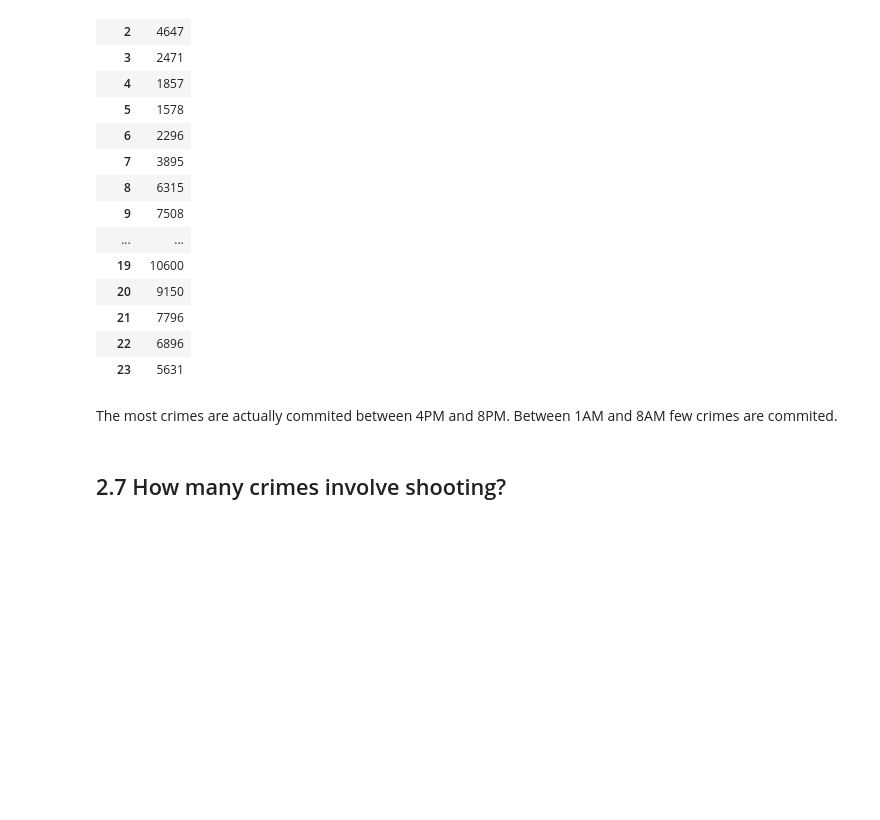
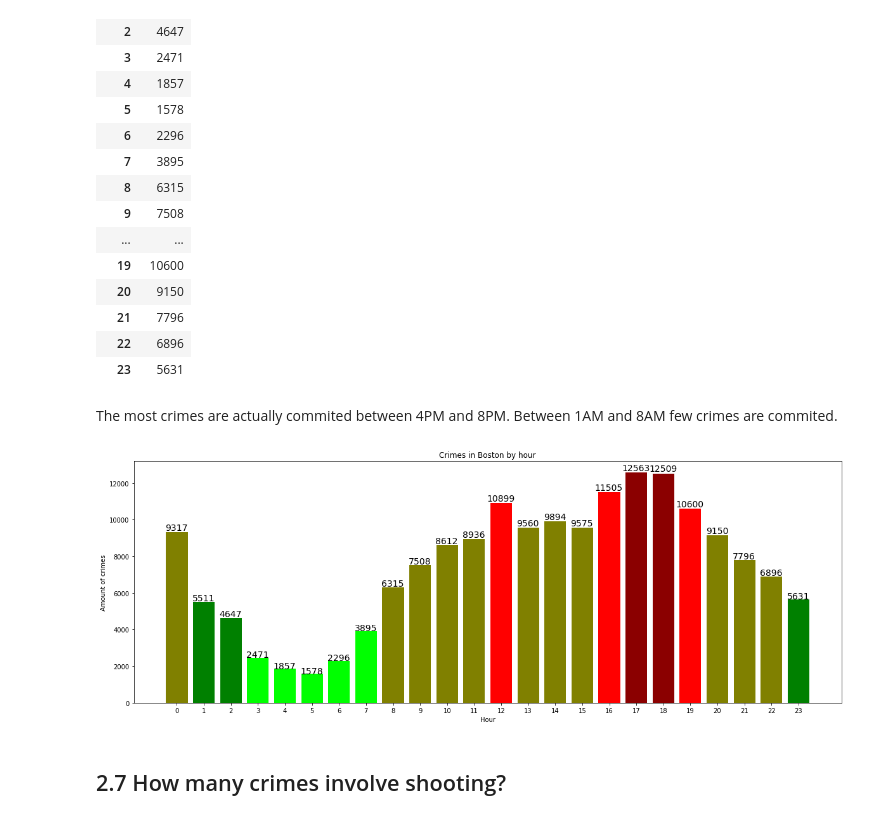
Before and after one commit to iajoiner/boston-crime, a Jupyter notebook: Boston Crime.ipynb, the cells around one changed output. Saved outputs shown, nothing was run; the diff lists cells and outputs as text; code cells hidden in the pictures; blank space fills up the shorter version.

```diff
--- a/Boston Crime.ipynb
+++ b/Boston Crime.ipynb
@@ -479,6 +515,38 @@ df_hour
 | 23 | 5631 |
 # %% [markdown]
 The most crimes are actually commited between 4PM and 8PM. Between 1AM and 8AM few crimes are commited.
+# %%
+fig6 = plt.figure(figsize = (20,7))
+ind6 = np.arange(24)
+ax6 = plt.subplot(111)
+color = []
+for i in range(24):
+    amount = df_hour.loc[i, 'counts']
+    if amount > 12000:
+        color.append('darkred')
+    elif amount < 4000:
+        color.append('lime')
+    elif amount > 10000:
+        color.append('r')
+    elif amount < 6000:
+        color.append('g')
+    else:
+        color.append('olive')
+rects = ax6.bar(ind6, df_hour['counts'], width = 0.8,color = color)
+ax6.set_xticks(ind6)
+ax6.set_xticklabels(df_hour.index)
+ax6.set_xlabel('Hour')
+ax6.set_ylabel('Amount of crimes')
+ax6.set_title('Crimes in Boston by hour')
+for rect in rects:
+    height = rect.get_height()
+    if height > 9999:
+        hor = rect.get_x() - 0.13
+    else:
+        hor = rect.get_x() - 0.03
+    ax6.text(hor, 1.01 * height, height, fontsize = 14)
+# %% [output]
+[figure, added]
 # %% [markdown]
 <a id = 'shooting'></a>
 ## 2.7 How many crimes involve shooting?
```
Also changed, not shown: parts of 5 cells of this notebook.
